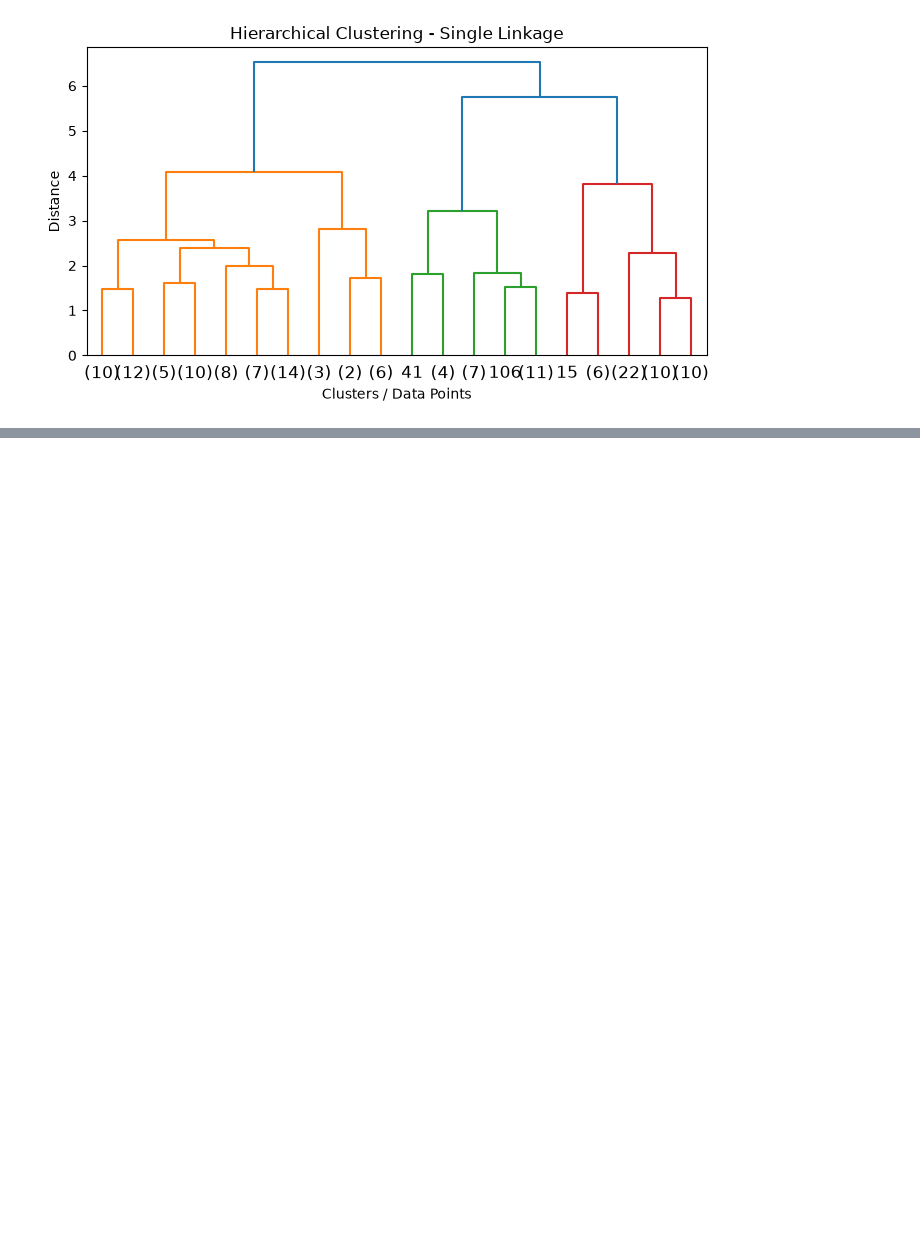
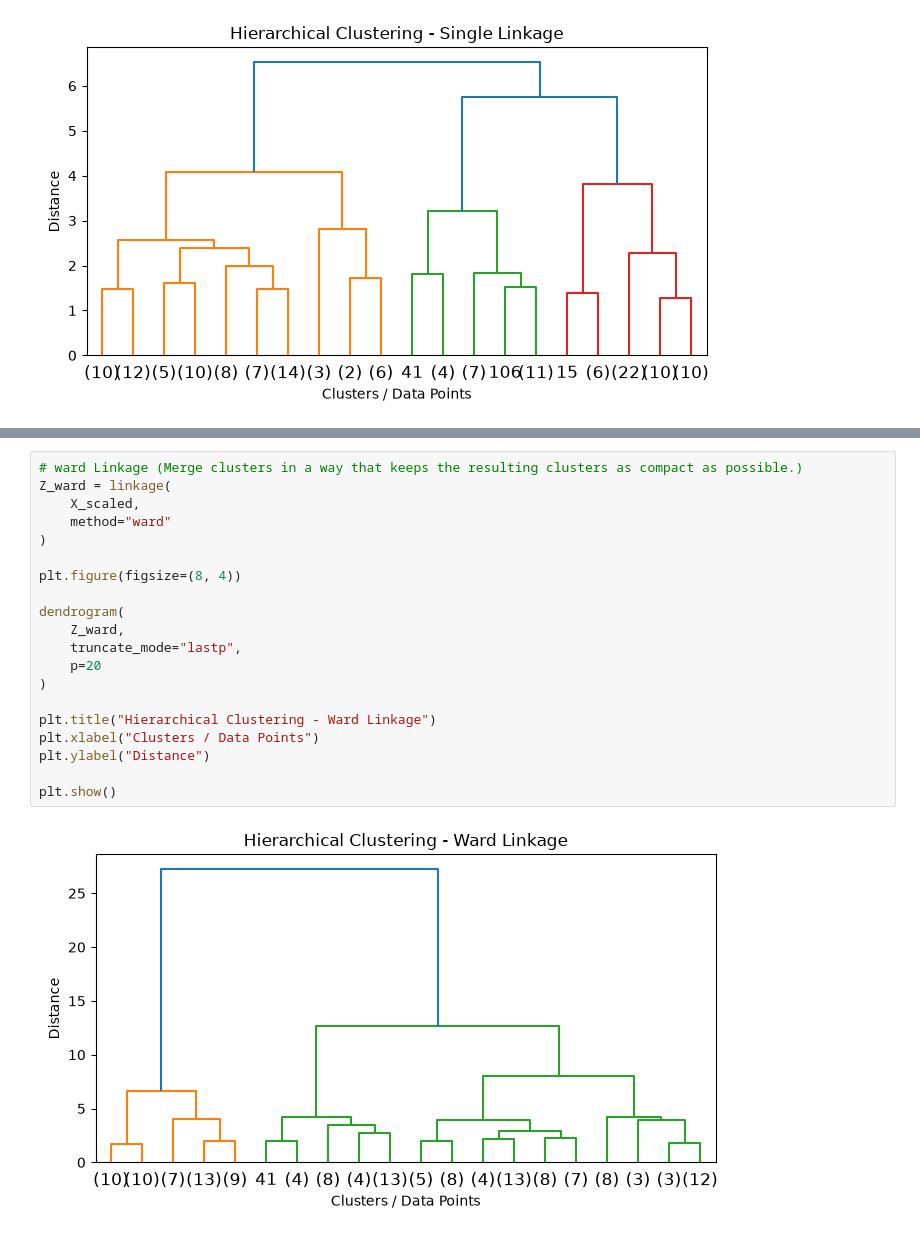
Before and after one commit to hemant237/Fastapi-project, a Jupyter notebook: practice/Heirerchial Clustering/Dendogram.ipynb, the cells around one changed output, grey strips where cells are left out. Drawn from its saved outputs; the diff is of its cells as text; blank space fills up the shorter version.

```diff
--- a/practice/Heirerchial Clustering/Dendogram.ipynb
+++ b/practice/Heirerchial Clustering/Dendogram.ipynb
@@ -141,0 +164,22 @@ plt.show()
+# %%
+# ward Linkage (Merge clusters in a way that keeps the resulting clusters as compact as possible.)
+Z_ward = linkage(
+    X_scaled,
+    method="ward"
+)
+
+plt.figure(figsize=(8, 4))
+
+dendrogram(
+    Z_ward,
+    truncate_mode="lastp",
+    p=20
+)
+
+plt.title("Hierarchical Clustering - Ward Linkage")
+plt.xlabel("Clusters / Data Points")
+plt.ylabel("Distance")
+
+plt.show()
+# %% [output]
+[figure, added]
```
Also changed, not shown: parts of 6 cells of this notebook.
